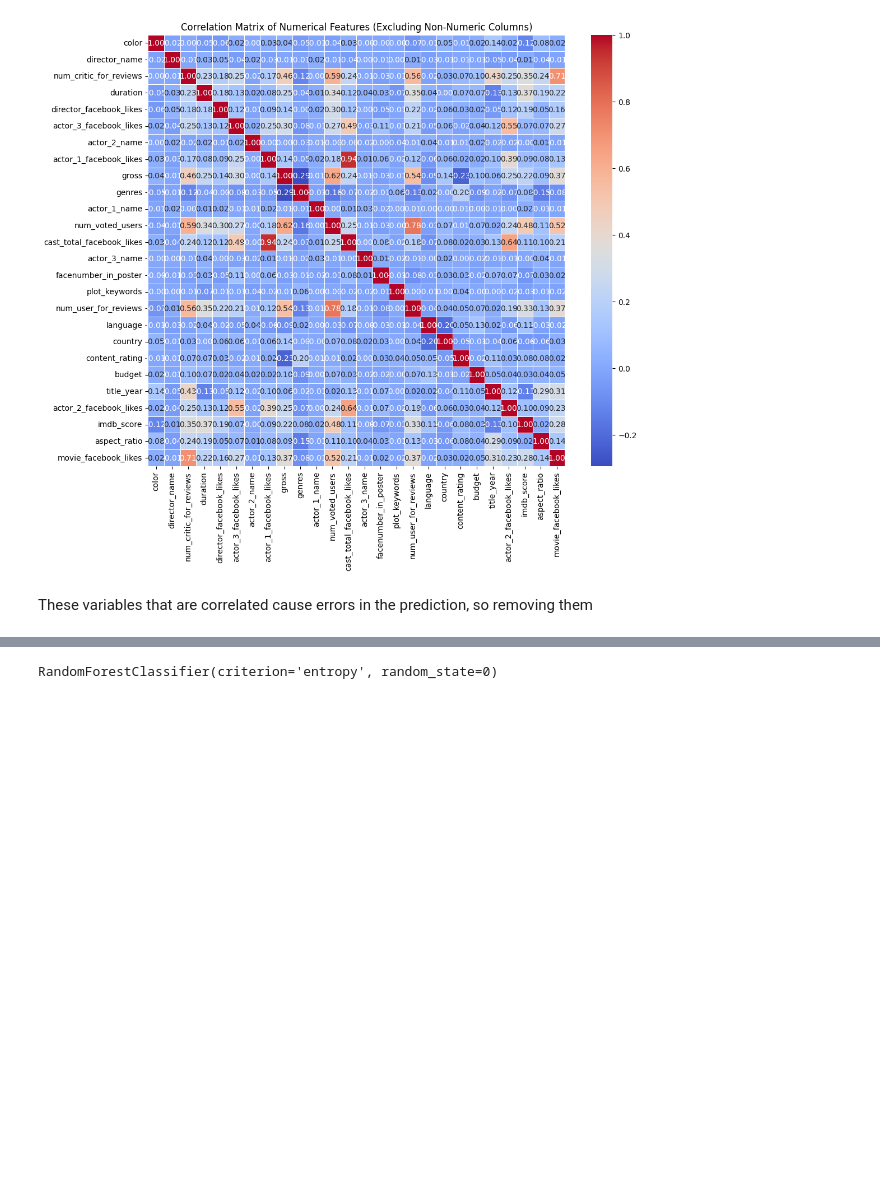
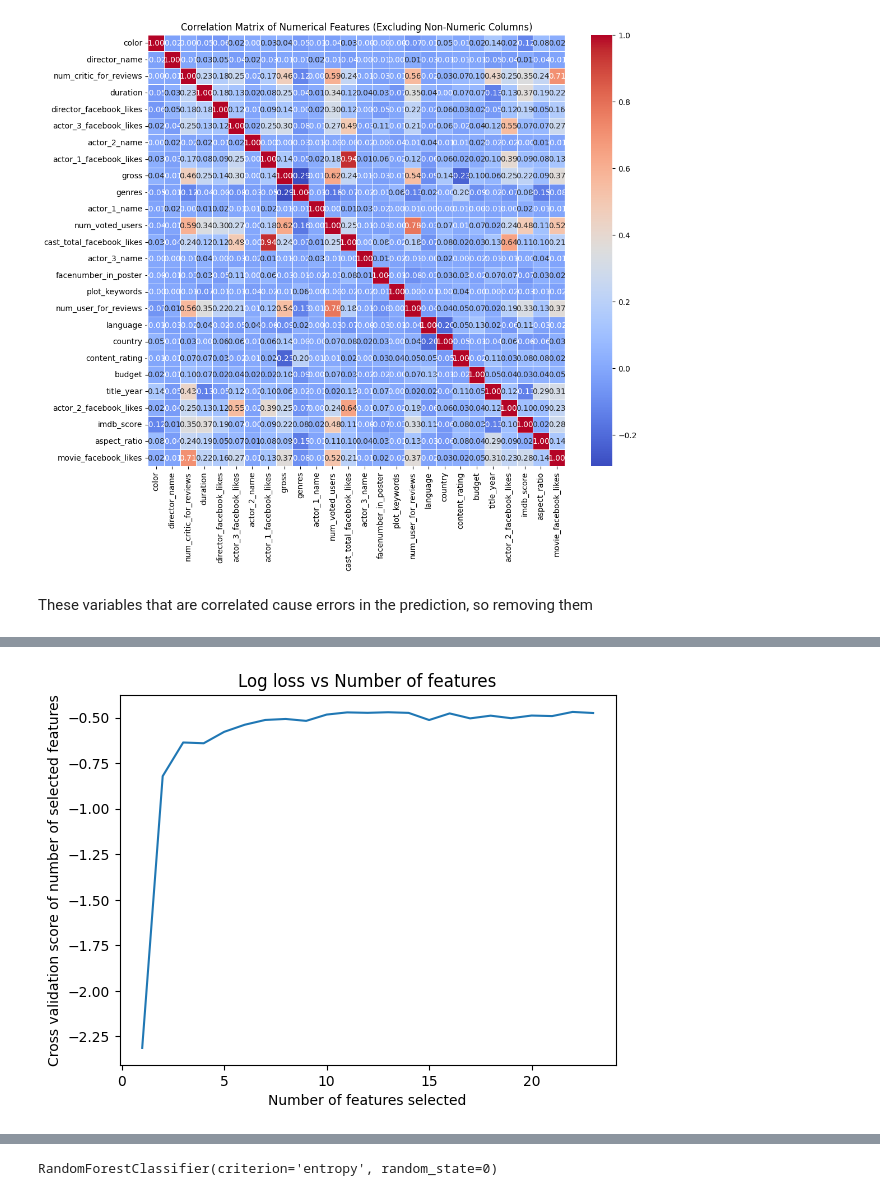
Before and after one commit to raviavaiya/Predicting-Movie-Success, a Jupyter notebook: Training/Movie Recommedation System.ipynb, the cells around one changed output, grey strips where cells are left out. Saved outputs shown, nothing was run; the diff lists cells and outputs as text; code cells hidden in the pictures; blank space fills up the shorter version.

```diff
--- a/Training/Movie Recommedation System.ipynb
+++ b/Training/Movie Recommedation System.ipynb
@@ -44,5 +87,5 @@ And we are using binning in pandas to acheive this.
 #Categorising the target varible
 bins = [ 1, 3, 6, 10]
 labels = ['FLOP', 'AVG', 'HIT']
-data['imdb_success'] = pd.cut(data['imdb_score'], bins=bins, labels=labels)
+data['box_office_status'] = pd.cut(data['imdb_score'], bins=bins, labels=labels)
 # %% [markdown]
@@ -263,6 +300,4 @@ plt.show()
 These variables that are correlated cause errors in the prediction, so removing them
 # %%
 #Removing few columns due to multicollinearity
-data.drop(columns=['director_facebook_likes','actor_3_facebook_likes','actor_2_name','actor_3_name','actor_2_facebook_likes','aspect_ratio','actor_1_facebook_likes','facenumber_in_poster','plot_keywords'],inplace=True)
-data.drop(columns=['cast_total_facebook_likes','num_critic_for_reviews','color','language'],inplace=True)
-data.drop(columns=['country','content_rating'],inplace=True)
+data.drop(columns=['cast_total_facebook_likes','num_critic_for_reviews'],inplace=True)
@@ -300,7 +319,5 @@ Index(['director_name', 'duration', 'gross', 'genres', 'actor_1_name',
 # %%
 #Independent Variables
-X = data[['duration', 'budget', 'gross', 'num_voted_users', 'num_user_for_reviews',
-              'title_year', 'genres', 'director_name', 'actor_1_name']]
+X = data.iloc[:, 0:23].values
 #Dependent/Target Variable
-y = data['imdb_success']
-X,y
+y = data.iloc[:, 23].values
@@ -329,7 +328,7 @@ We need data not only to train our model but also to test our model. So splittin
 # %%
 #Spliting the data into train and test
 from sklearn.model_selection import train_test_split
-X_train, X_test, y_train, y_test = train_test_split(X, y, test_size = 0.2, random_state = 42)
+X_train, X_test, y_train, y_test = train_test_split(X, y, test_size = 0.3, random_state = 0,stratify = y)
 print(X_train.shape)
 print(y_train.shape)
 # %% [output]
@@ -391,6 +404,17 @@ importances = clf_rf.feature_importances_
 std = np.std([tree.feature_importances_ for tree in clf_rf.estimators_],
              axis=0)
 indices = np.argsort(importances)[::-1]
+# %%
+#Logloss vs Number of features
+import matplotlib.pyplot as plt
+plt.figure()
+plt.xlabel("Number of features selected")
+plt.ylabel("Cross validation score of number of selected features")
+plt.title("Log loss vs Number of features")
+plt.plot(range(1, len(rfecv.cv_results_['mean_test_score']) + 1), rfecv.cv_results_['mean_test_score'])
+plt.show()
+# %% [output]
+[figure, added]
 # %%
 #Selecting the Important Features
 X_opt = X_train.iloc[:,X_train.columns[rfecv.support_]]
```
Also changed, not shown: parts of 58 cells of this notebook, 4 other files.
